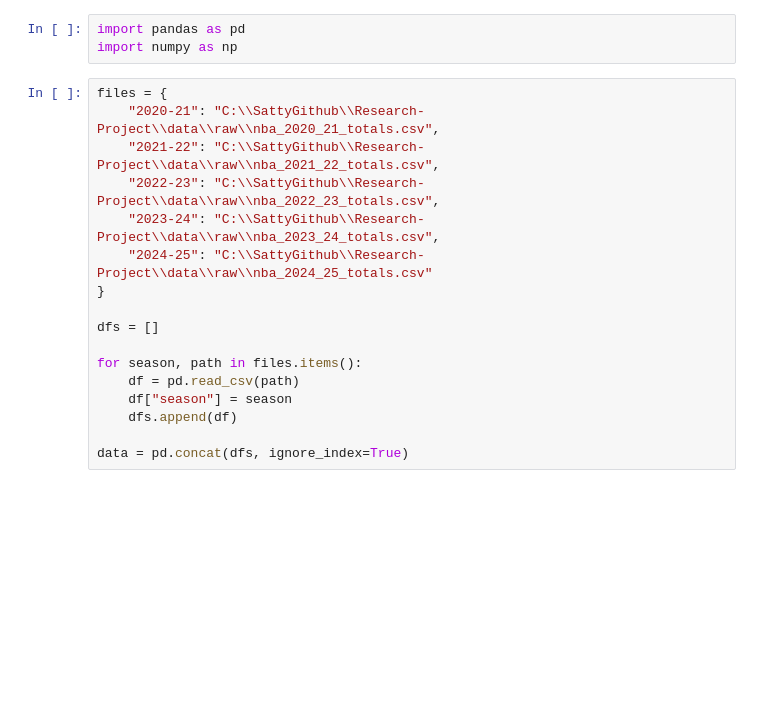
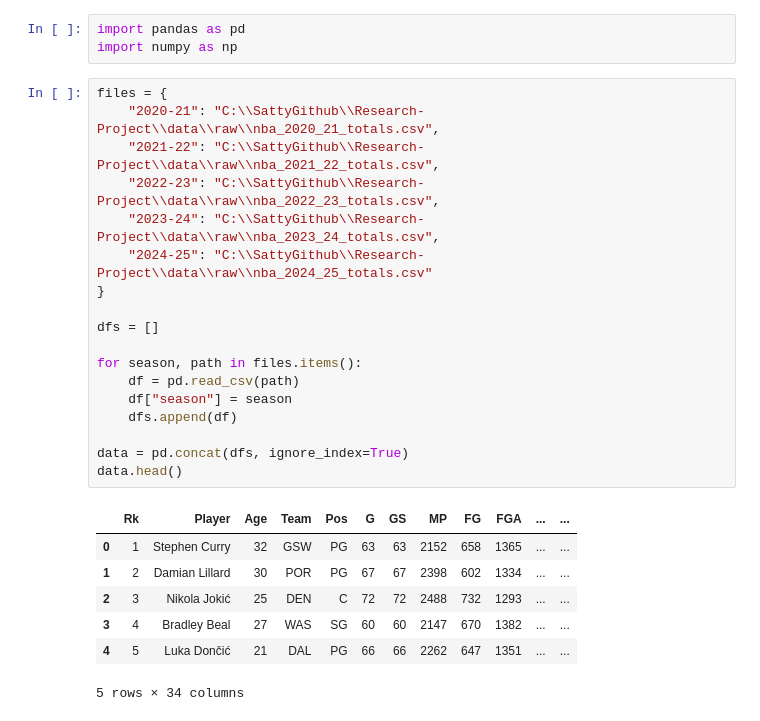
Before and after one commit to SatyamChaturvedi39/Research-Project, a Jupyter notebook: notebooks/01_data_prep.ipynb, the cells around one changed output. Saved outputs shown, nothing was run; the diff lists cells and outputs as text; blank space fills up the shorter version.

```diff
--- a/notebooks/01_data_prep.ipynb
+++ b/notebooks/01_data_prep.ipynb
@@ -4,18 +4,27 @@ import numpy as np
 # %%
 files = {
     "2020-21": "C:\\SattyGithub\\Research-Project\\data\\raw\\nba_2020_21_totals.csv",
     "2021-22": "C:\\SattyGithub\\Research-Project\\data\\raw\\nba_2021_22_totals.csv",
     "2022-23": "C:\\SattyGithub\\Research-Project\\data\\raw\\nba_2022_23_totals.csv",
     "2023-24": "C:\\SattyGithub\\Research-Project\\data\\raw\\nba_2023_24_totals.csv",
     "2024-25": "C:\\SattyGithub\\Research-Project\\data\\raw\\nba_2024_25_totals.csv"
 }
 
 dfs = []
 
 for season, path in files.items():
     df = pd.read_csv(path)
     df["season"] = season
     dfs.append(df)
 
 data = pd.concat(dfs, ignore_index=True)
+data.head()
+# %% [output]
+|  | Rk | Player | Age | Team | Pos | G | GS | MP | FG | FGA | ... | ... |
+| 0 | 1 | Stephen Curry | 32 | GSW | PG | 63 | 63 | 2152 | 658 | 1365 | ... | ... |
+| 1 | 2 | Damian Lillard | 30 | POR | PG | 67 | 67 | 2398 | 602 | 1334 | ... | ... |
+| 2 | 3 | Nikola Jokić | 25 | DEN | C | 72 | 72 | 2488 | 732 | 1293 | ... | ... |
+| 3 | 4 | Bradley Beal | 27 | WAS | SG | 60 | 60 | 2147 | 670 | 1382 | ... | ... |
+| 4 | 5 | Luka Dončić | 21 | DAL | PG | 66 | 66 | 2262 | 647 | 1351 | ... | ... |
+5 rows × 34 columns
 # %%
```
Also changed, not shown: parts of 6 cells of this notebook, 9 other files.
